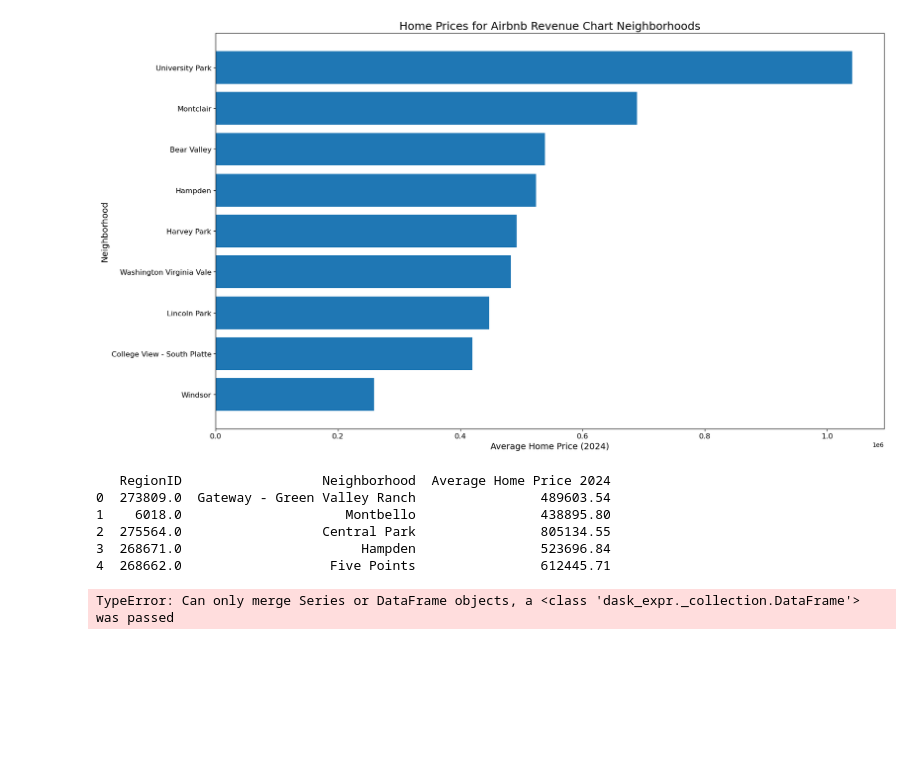
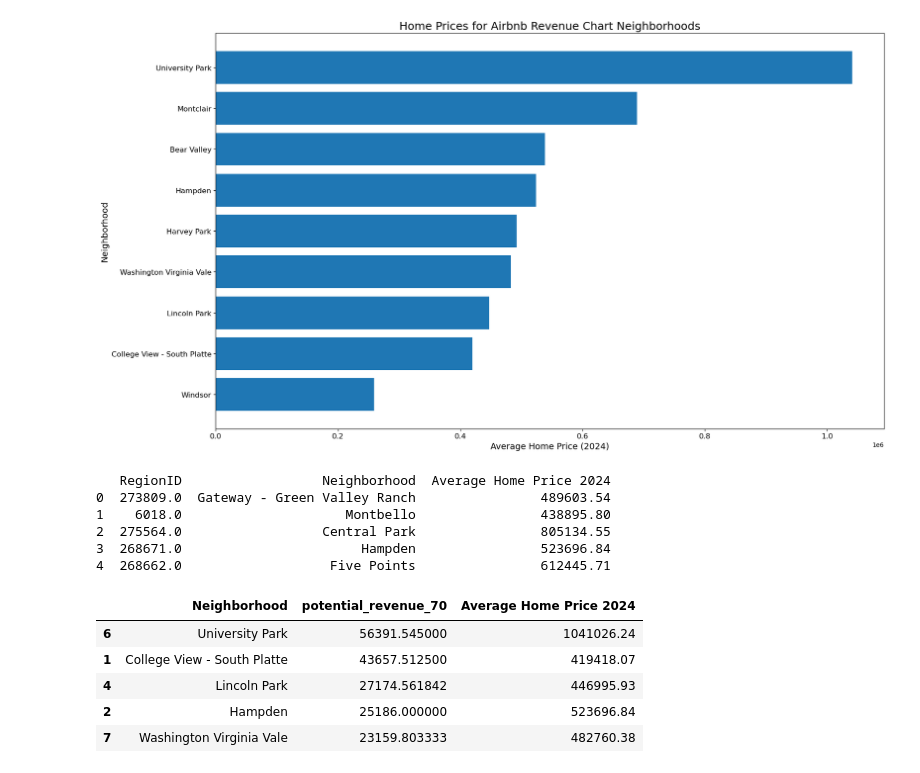
Before and after one commit to kanchanratan1980/Project-5_Group-3, a Jupyter notebook: airbnb.ipynb, the cells around one changed output. Cells and saved outputs as stored; diff of their text form; code cells hidden in the pictures; blank space fills up the shorter version.

Commit message:
fixed the error on merging the dataframes. Added to the code for the map

```diff
--- a/airbnb.ipynb
+++ b/airbnb.ipynb
@@ -310,38 +317,43 @@ print(zillow_df.head())
 # %%
 # Strip whitespace from all column names (if you haven't already)
 zillow_df.columns = zillow_df.columns.str.strip()
 
 # Recalculate 70% occupancy revenue for Airbnb listings
 listings_df_cleaned["potential_revenue"] = listings_df_cleaned["Price"] * listings_df_cleaned["Available Days per Year"]
 listings_df_cleaned["potential_revenue_70"] = listings_df_cleaned["potential_revenue"] * 0.7
 
 # Group by neighborhood to get average potential revenue at 70% occupancy
-airbnb_grouped = listings_df_cleaned.groupby("Neighborhood")["potential_revenue_70"].mean().reset_index()
+airbnb_grouped = listings_df_cleaned.groupby("Neighborhood")["potential_revenue_70"].mean().compute().reset_index()
 
 # Define target neighborhoods
 target_neighborhoods = [
     "CBD", "Hampden", "College View - South Platte", "Bear Valley", "Harvey Park",
     "University Park", "Washington Virginia Vale", "Lincoln Park", "Montclair", "Windsor"
 ]
 
 # Filter both datasets to matching neighborhoods using pandas
 airbnb_filtered_df = airbnb_grouped[airbnb_grouped["Neighborhood"].isin(target_neighborhoods)]
 zillow_filtered_df = zillow_df[zillow_df["Neighborhood"].isin(target_neighborhoods)]
 
 # Merge the data (Airbnb revenue + Zillow home prices)
-combined_df = pd.merge(
+combined_df = dd.merge(
     airbnb_filtered_df,
     zillow_filtered_df[["Neighborhood", "Average Home Price 2024"]],
-    on="Neighborhood"
+    on="Neighborhood", how = "inner"
 )
 
 # Sort by potential Airbnb revenue (70% occupancy)
-combined_df = combined_df.sort_values("potential_revenue_70", ascending=False)
+combined_df = combined_df.compute().sort_values("potential_revenue_70", ascending=False)
 
 # Display the result
-combined_df
+combined_df.head()
 # %% [output]
-TypeError: Can only merge Series or DataFrame objects, a <class 'dask_expr._collection.DataFrame'> was passed
+|  | Neighborhood | potential_revenue_70 | Average Home Price 2024 |
+| 6 | University Park | 56391.545000 | 1041026.24 |
+| 1 | College View - South Platte | 43657.512500 | 419418.07 |
+| 4 | Lincoln Park | 27174.561842 | 446995.93 |
+| 2 | Hampden | 25186.000000 | 523696.84 |
+| 7 | Washington Virginia Vale | 23159.803333 | 482760.38 |
 # %%
 x = np.arange(len(combined_df))
 width = 0.35
```
Also changed, not shown: parts of 4 cells of this notebook, 12 other files.
